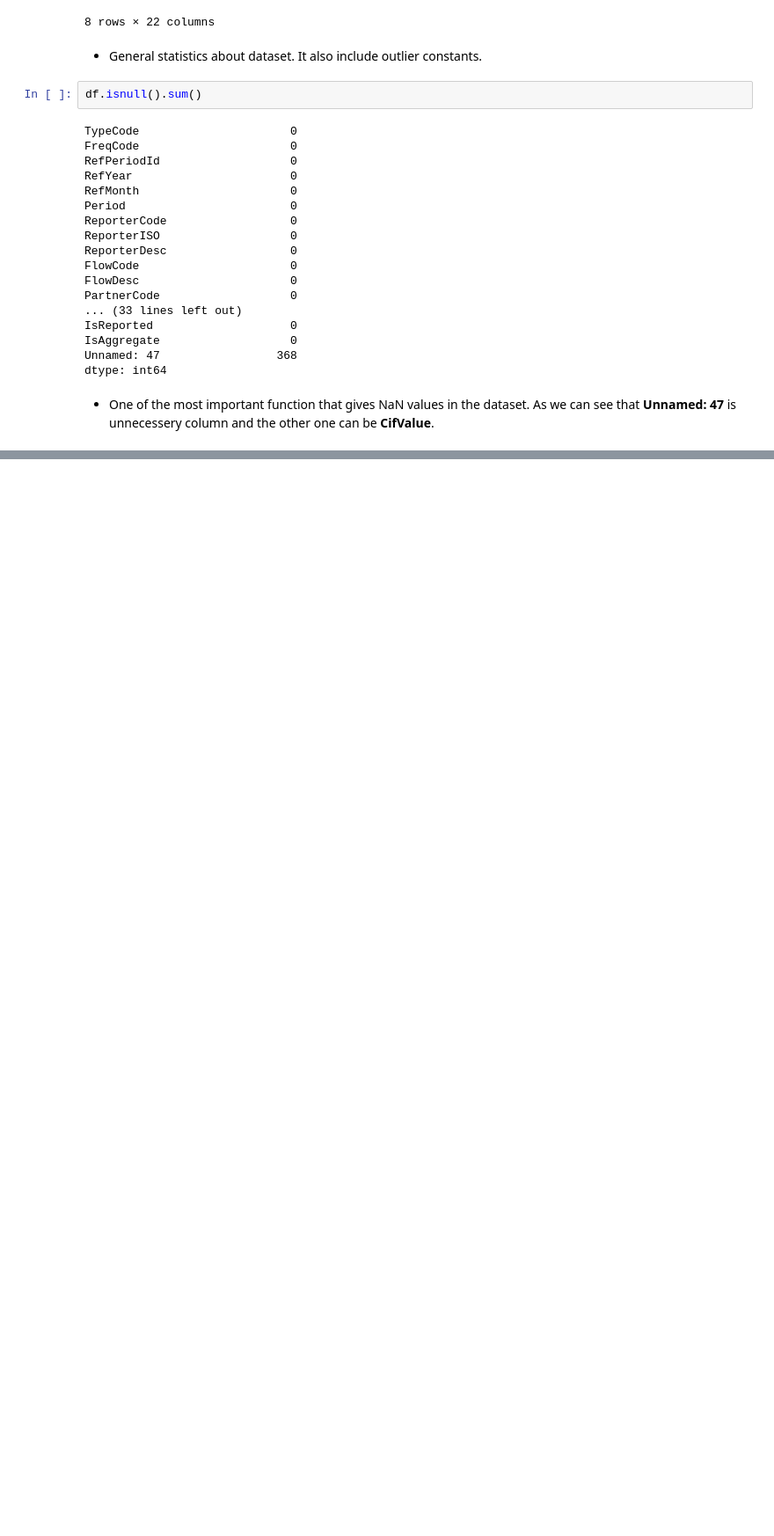
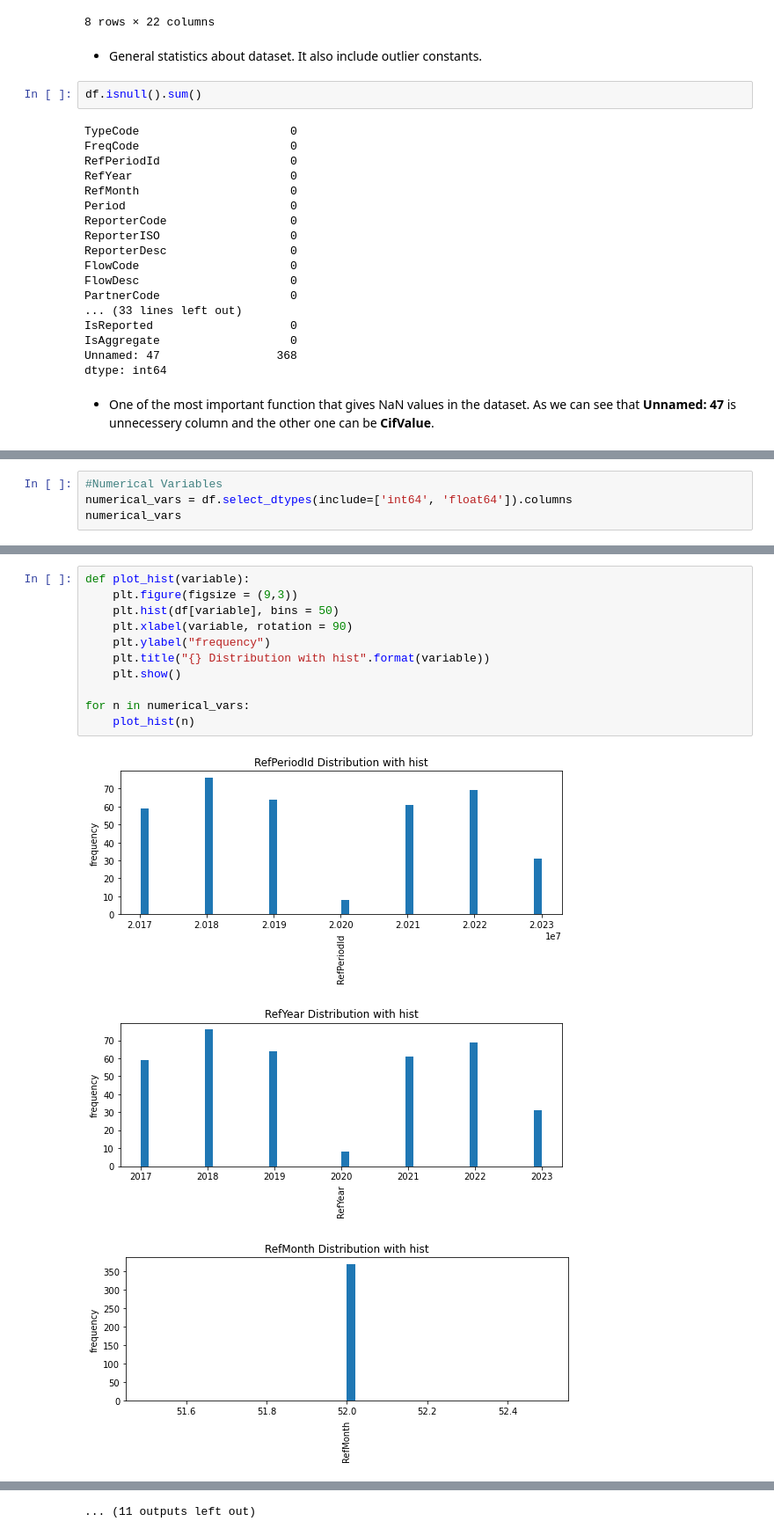
Before and after one commit to MrEktirir/Gold_Trade, a Jupyter notebook: Ghana_Nigeria_Gold_Trade_Analysis.ipynb, the cells around one changed output, grey strips where cells are left out. Shown: that part at 88% size. Saved outputs shown, nothing was run; the diff lists cells and outputs as text; blank space fills up the shorter version.

```diff
--- a/Ghana_Nigeria_Gold_Trade_Analysis.ipynb
+++ b/Ghana_Nigeria_Gold_Trade_Analysis.ipynb
@@ -216,0 +255,4 @@ dtype: int64
+# %%
+#Numerical Variables
+numerical_vars = df.select_dtypes(include=['int64', 'float64']).columns
+numerical_vars
@@ -216,0 +318,15 @@ dtype: int64
+# %%
+def plot_hist(variable):
+    plt.figure(figsize = (9,3))
+    plt.hist(df[variable], bins = 50)
+    plt.xlabel(variable, rotation = 90)
+    plt.ylabel("frequency")
+    plt.title("{} Distribution with hist".format(variable))
+    plt.show()
+
+for n in numerical_vars:
+    plot_hist(n)
+# %% [output]
+[figure, added]
+[figure, added]
+[figure, added]
@@ -216,0 +342 @@ dtype: int64
+... (11 outputs left out)
```
Also changed, not shown: parts of 10 cells of this notebook.
